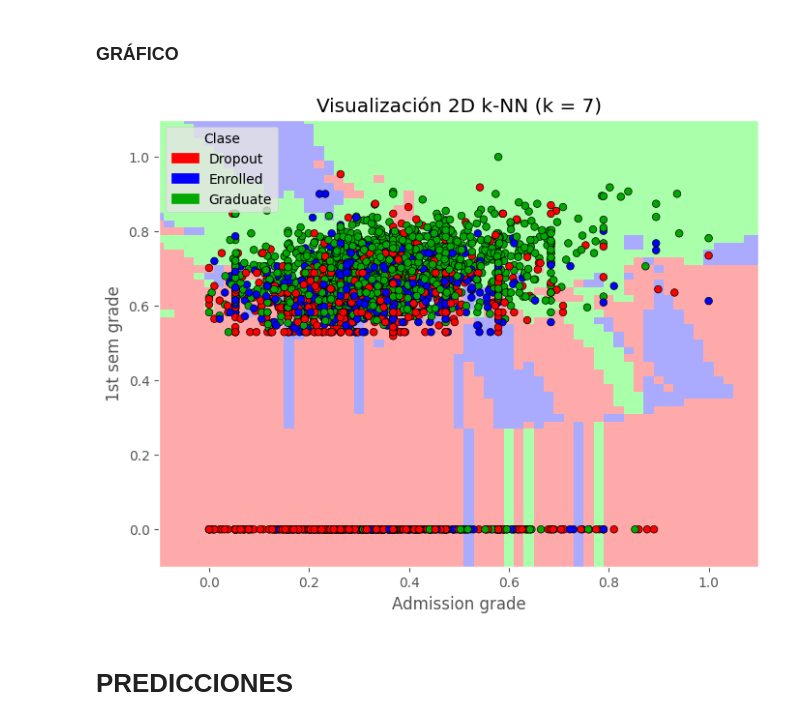
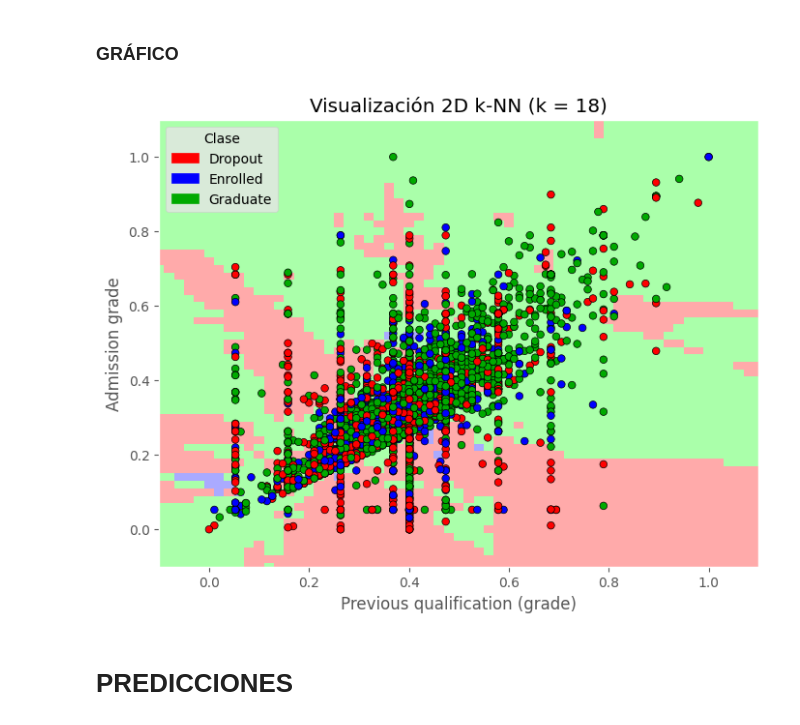
Before and after one commit to criissuarezzz/OriginofMusic, a Jupyter notebook: knn.ipynb, the cells around one changed output. Cells and saved outputs as stored; diff of their text form; code cells hidden in the pictures.

```diff
--- a/knn.ipynb
+++ b/knn.ipynb
@@ -151,11 +151,12 @@ weighted avg       0.64      0.65      0.64      1106
 # %% [markdown]
 ### GRÁFICO
 # %%
-X = dataframe[['Admission grade', 'Curricular units 1st sem (grade)']].copy()
+X = dataframe[['Previous qualification (grade)', 'Admission grade']].copy()
 
 # Codificamos la variable objetivo (Graduate, Dropout, Enrolled)
 le = LabelEncoder()
 y = le.fit_transform(dataframe['Target'])  # Ahora y será 0, 1 o 2
+
 
 # Dividir en entrenamiento y test
 X_train, X_test, y_train, y_test = train_test_split(X, y, random_state=0)
@@ -166,42 +167,42 @@ X_train_scaled = scaler.fit_transform(X_train)
 X_test_scaled = scaler.transform(X_test)
 
 # Entrenar modelo k-NN
-n_neighbors = 7
+
 weights = 'uniform'
 clf = KNeighborsClassifier(n_neighbors=n_neighbors, weights=weights)
 clf.fit(X_train_scaled, y_train)
 
 # Visualización en 2D
 h = .02
 x_min, x_max = X_train_scaled[:, 0].min() - 0.1, X_train_scaled[:, 0].max() + 0.1
 y_min, y_max = X_train_scaled[:, 1].min() - 0.1, X_train_scaled[:, 1].max() + 0.1
 xx, yy = np.meshgrid(np.arange(x_min, x_max, h),
                      np.arange(y_min, y_max, h))
 
 Z = clf.predict(np.c_[xx.ravel(), yy.ravel()])
 Z = Z.reshape(xx.shape)
 
 # Graficar
 plt.figure(figsize=(8, 6))
 cmap_light = ListedColormap(['#FFAAAA', '#AAAAFF', '#AAFFAA'])
 cmap_bold = ListedColormap(['#FF0000', '#0000FF', '#00AA00'])
 
 plt.pcolormesh(xx, yy, Z, cmap=cmap_light, shading='auto')
 plt.scatter(X_train_scaled[:, 0], X_train_scaled[:, 1], c=y_train, cmap=cmap_bold, edgecolor='k', s=30)
 plt.xlim(xx.min(), xx.max())
 plt.ylim(yy.min(), yy.max())
 plt.title(f"Visualización 2D k-NN (k = {n_neighbors})")
-plt.xlabel('Admission grade')
-plt.ylabel('1st sem grade')
+plt.xlabel('Previous qualification (grade)')
+plt.ylabel('Admission grade')
 
 labels = le.classes_
 legend_handles = [mpatches.Patch(color=cmap_bold(i), label=label) for i, label in enumerate(labels)]
 plt.legend(handles=legend_handles, title="Clase")
 
 
 plt.show()
 # %% [output]
-[figure, old version]
+[figure, new version]
 # %% [markdown]
 # PREDICCIONES
 # %%
```
Also changed, not shown: parts of 2 cells of this notebook.
